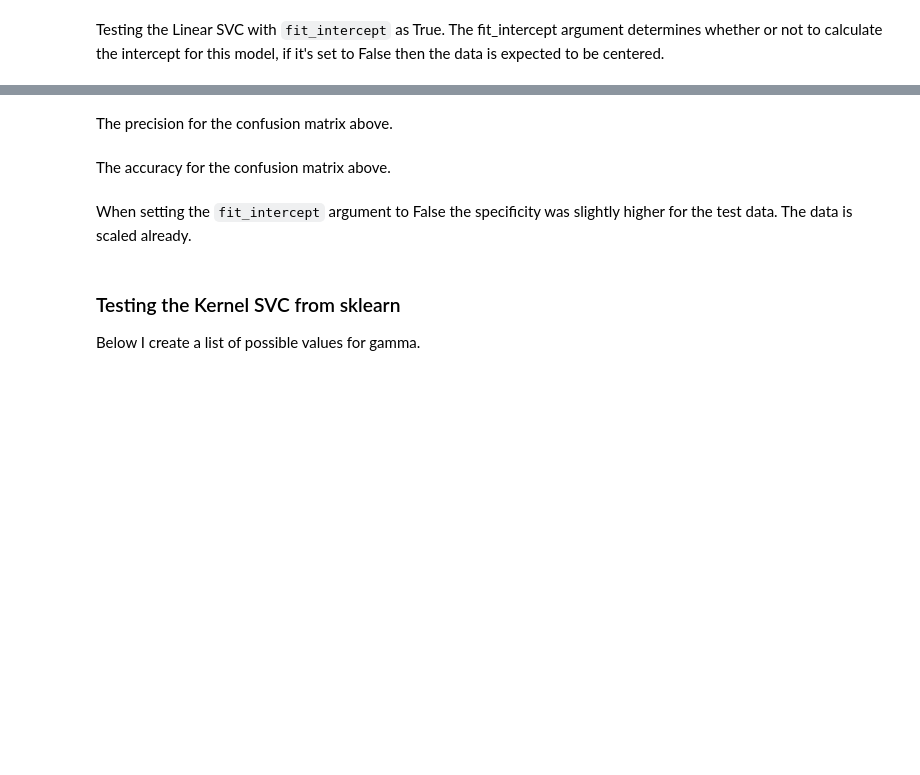
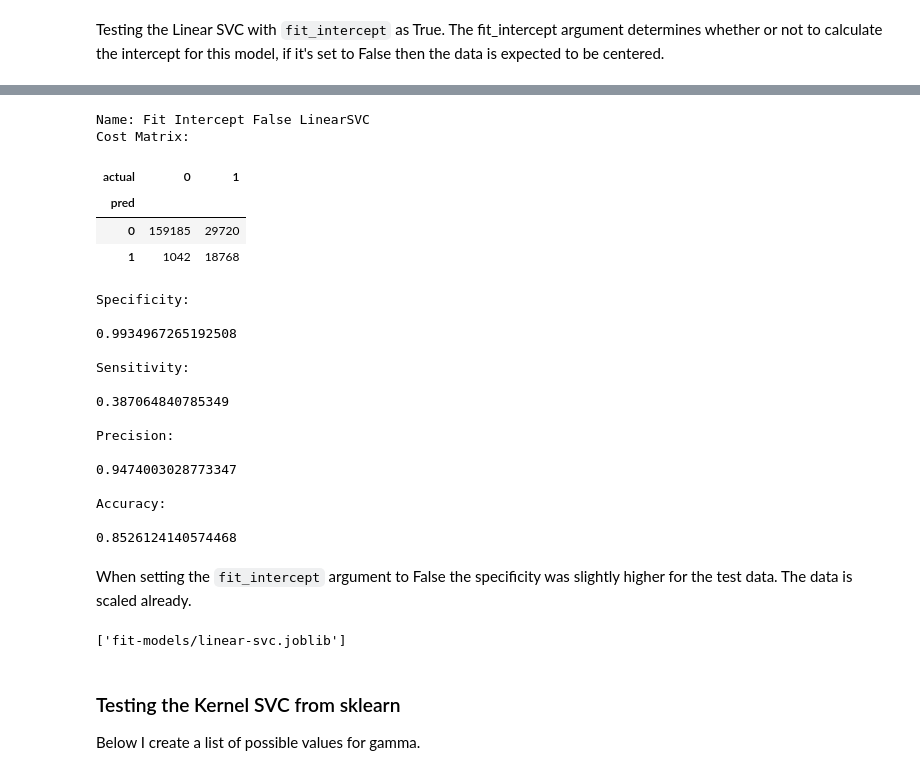
Before and after one commit to gradnerj/cs6600-class-project, a Jupyter notebook: cs5600-final-project.ipynb, the cells around one changed output, grey strips where cells are left out. Drawn from its saved outputs; the diff is of its cells as text; code cells hidden in the pictures; blank space fills up the shorter version.

```diff
--- a/cs5600-final-project.ipynb
+++ b/cs5600-final-project.ipynb
@@ -780,2 +793,0 @@ lsvc_sens
-# %% [markdown]
-The precision for the confusion matrix above.
@@ -785,2 +793,0 @@ lvsc_prec
-# %% [markdown]
-The accuracy for the confusion matrix above.
@@ -790,7 +794,34 @@ lvsc_acc
+# %%
+fit_intercept_metrics = mymetrics.get_metrics(svm_fit_intercept, x_test_s, y_test_s, 'Fit Intercept False LinearSVC')
+mymetrics.print_metrics(fit_intercept_metrics)
+# %% [output]
+Name: Fit Intercept False LinearSVC
+Cost Matrix:
+| actual | 0 | 1 |
+| pred |  |  |
+| 0 | 159185 | 29720 |
+| 1 | 1042 | 18768 |
+Specificity:
+
+0.9934967265192508
+
+Sensitivity:
+
+0.387064840785349
+
+Precision:
+
+0.9474003028773347
+
+Accuracy:
+
+0.8526124140574468
 # %% [markdown]
 When setting the `fit_intercept` argument to False the specificity was slightly higher for the test data. The data is scaled already.
 # %%
-dump(svm, 'linear-svc.joblib')
+dump(linear_svc, 'fit-models/linear-svc.joblib')
+# %% [output]
+['fit-models/linear-svc.joblib']
 # %% [markdown]
 ### Testing the Kernel SVC from sklearn
 
```
Also changed, not shown: parts of 74 cells of this notebook.
